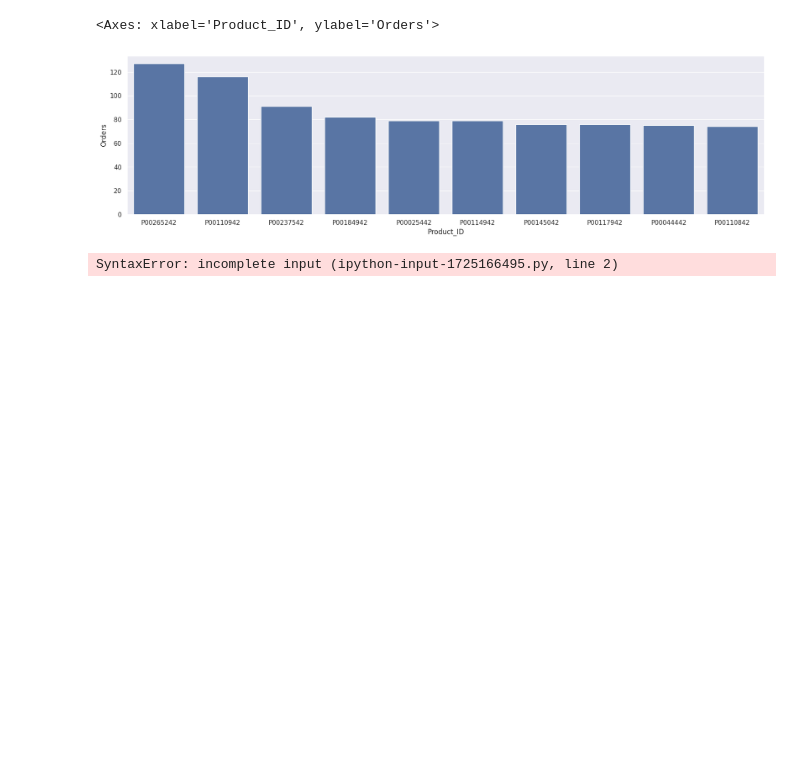
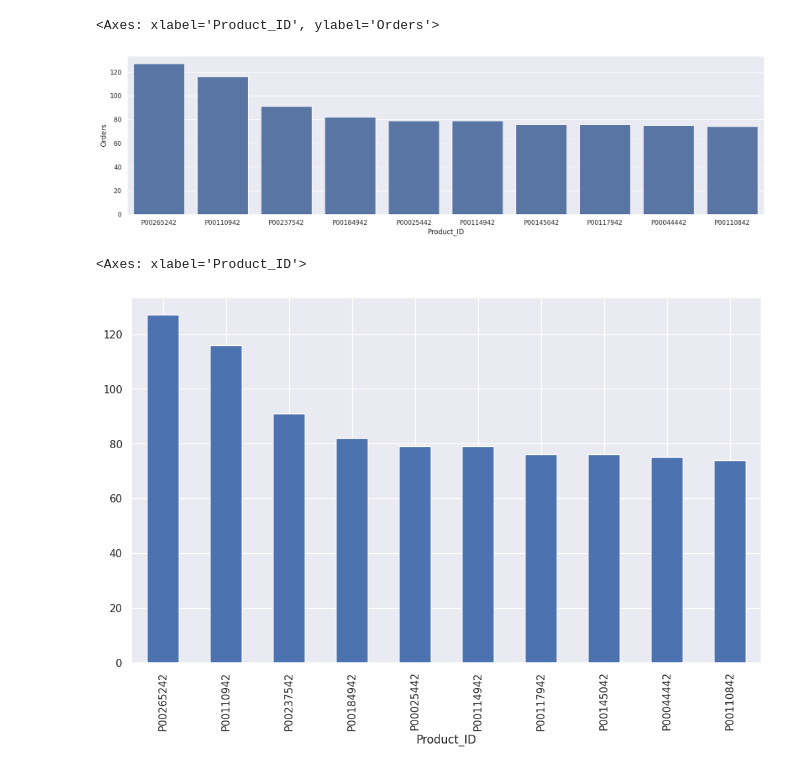
Before and after one commit to SNTejaswi/Python_Diwali_Sales_Analysis, a Jupyter notebook: Diwali_sales_Analysis.ipynb, the cells around one changed output. Saved outputs shown, nothing was run; the diff lists cells and outputs as text; code cells hidden in the pictures; blank space fills up the shorter version.

```diff
--- a/Diwali_sales_Analysis.ipynb
+++ b/Diwali_sales_Analysis.ipynb
@@ -238,8 +238,8 @@ sns.barplot(data = sales_state, x = 'Product_ID',y= 'Orders')
 <Axes: xlabel='Product_ID', ylabel='Orders'>
 [figure]
 # %%
-
 fig1, ax1 = plt.subplots(figsize=(12,7))
-df.groupby('Product_ID')['Orders'].sum().nlargest(10).sort_values(ascending=False).plot(kind=
+df.groupby('Product_ID')['Orders'].sum().nlargest(10).sort_values(ascending=False).plot(kind='bar')
 # %% [output]
-SyntaxError: incomplete input (ipython-input-1725166495.py, line 2)
+<Axes: xlabel='Product_ID'>
+[figure, added]
```
